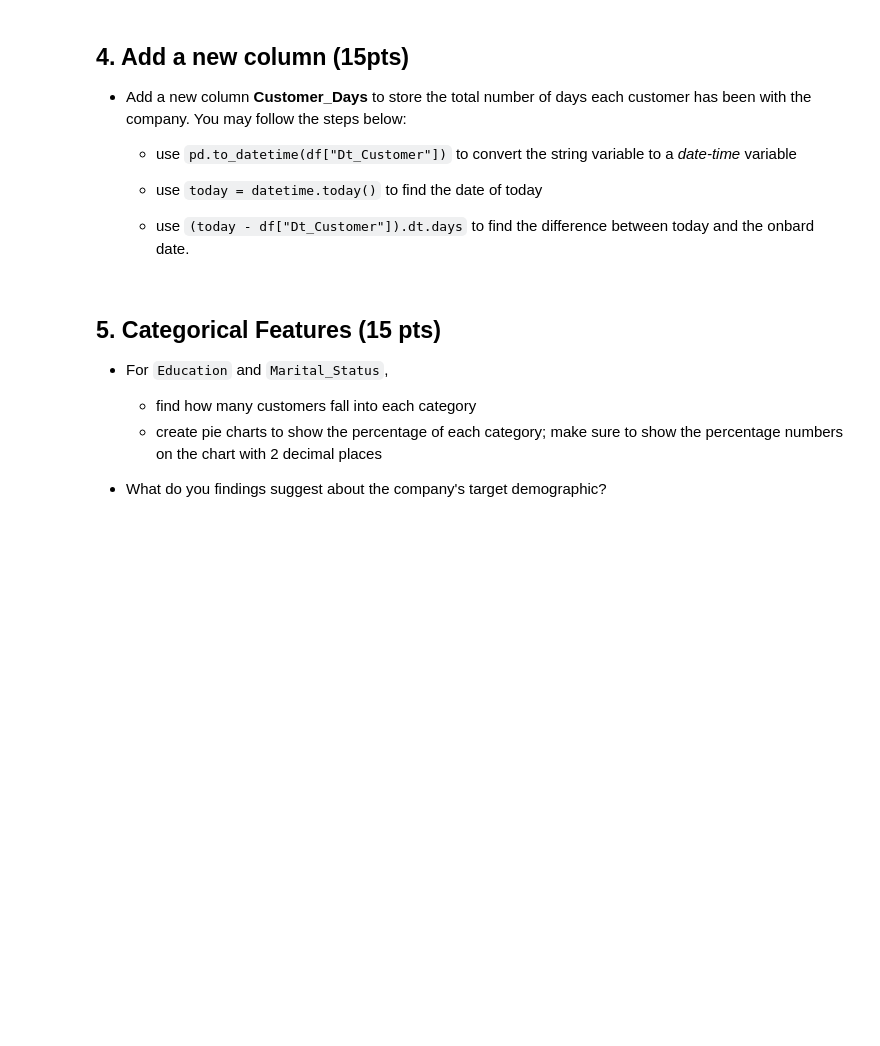
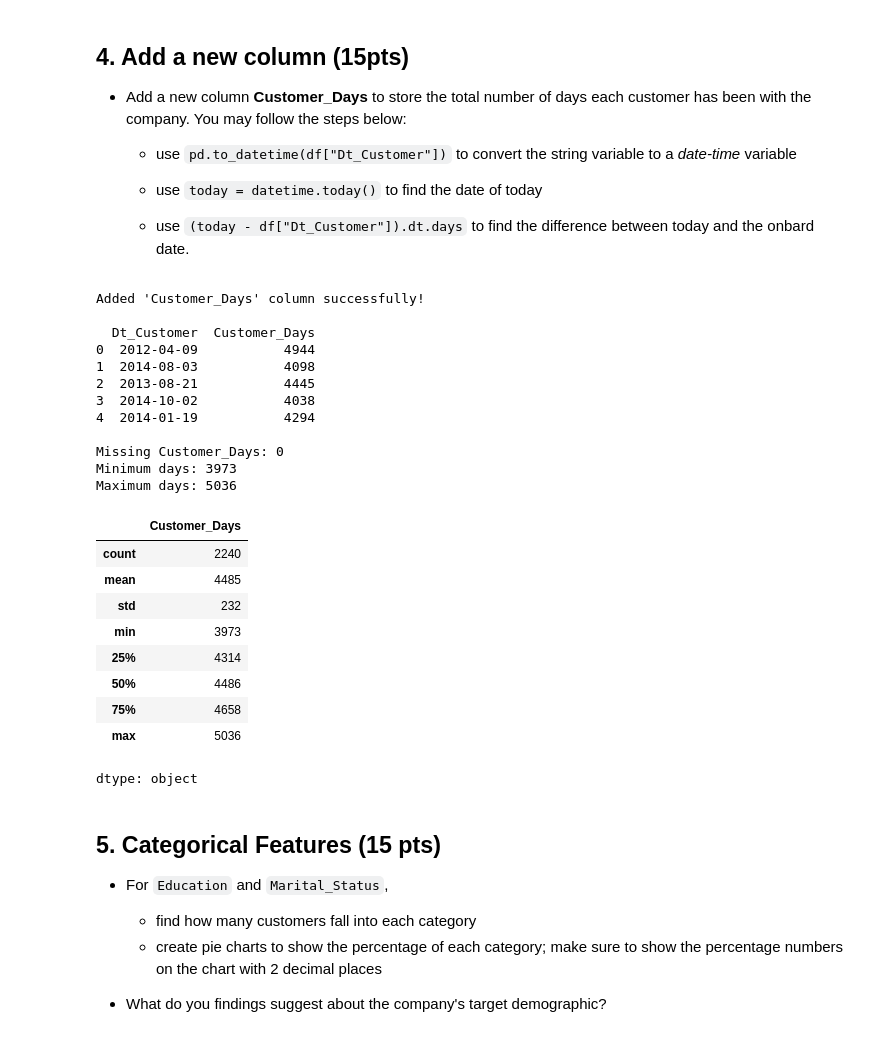
Before and after one commit to Data-Analytics-with-Python/individual-assignment-i-harshrstgi24-cloud, a Jupyter notebook: Assignment_Notebook_1.ipynb, the cells around one changed output. Drawn from its saved outputs; the diff is of its cells as text; code cells hidden in the pictures; blank space fills up the shorter version.

```diff
--- a/Assignment_Notebook_1.ipynb
+++ b/Assignment_Notebook_1.ipynb
@@ -215,6 +213,56 @@ Z_Revenue: unique values -> [11]
   * use `today = datetime.today()` to find the date of today
 
   * use `(today - df["Dt_Customer"]).dt.days` to find the difference between today and the onbard date.
+# %%
+from datetime import datetime
+import pandas as pd
+
+# Work on the dataset from previous step
+df_days = df_constant.copy()
+
+# Convert 'Dt_Customer' to datetime
+df_days['Dt_Customer'] = pd.to_datetime(df_days['Dt_Customer'], errors='coerce')
+
+# Get today's date
+today = datetime.today()
+
+# Calculate the number of days each customer has been with the company
+df_days['Customer_Days'] = (today - df_days['Dt_Customer']).dt.days
+
+# Verify the result
+print("Added 'Customer_Days' column successfully!\n")
+print(df_days[['Dt_Customer', 'Customer_Days']].head())
+
+# check for negative or missing values
+print("\nMissing Customer_Days:", df_days['Customer_Days'].isna().sum())
+print("Minimum days:", df_days['Customer_Days'].min())
+print("Maximum days:", df_days['Customer_Days'].max())
+
+# Optional: check a summary
+df_days['Customer_Days'].describe().apply(lambda x: format(x, '.0f'))
+# %% [output]
+Added 'Customer_Days' column successfully!
+
+  Dt_Customer  Customer_Days
+0  2012-04-09           4944
+1  2014-08-03           4098
+2  2013-08-21           4445
+3  2014-10-02           4038
+4  2014-01-19           4294
+
+Missing Customer_Days: 0
+Minimum days: 3973
+Maximum days: 5036
+|  | Customer_Days |
+| count | 2240 |
+| mean | 4485 |
+| std | 232 |
+| min | 3973 |
+| 25% | 4314 |
+| 50% | 4486 |
+| 75% | 4658 |
+| max | 5036 |
+dtype: object
 # %% [markdown]
 ## 5. Categorical Features (15 pts)
 
```
Also changed, not shown: parts of 7 cells of this notebook.
